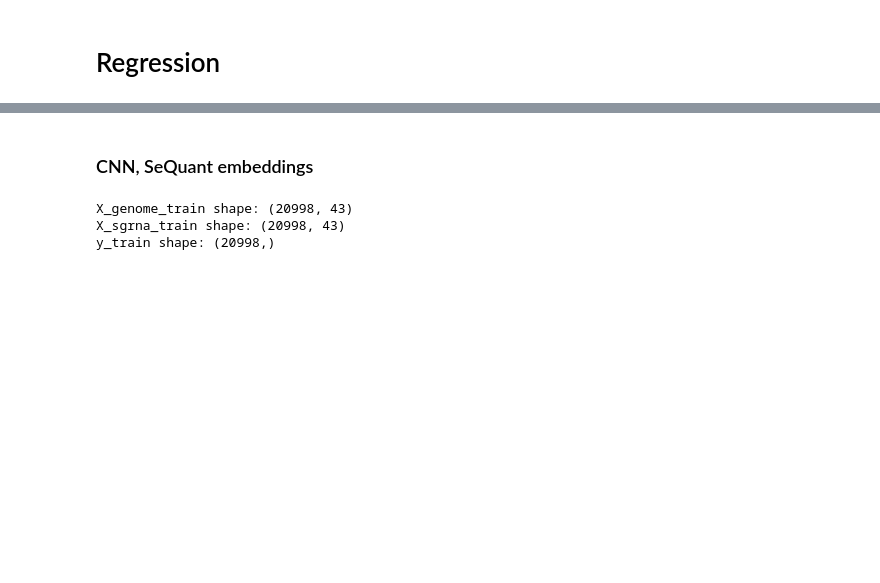
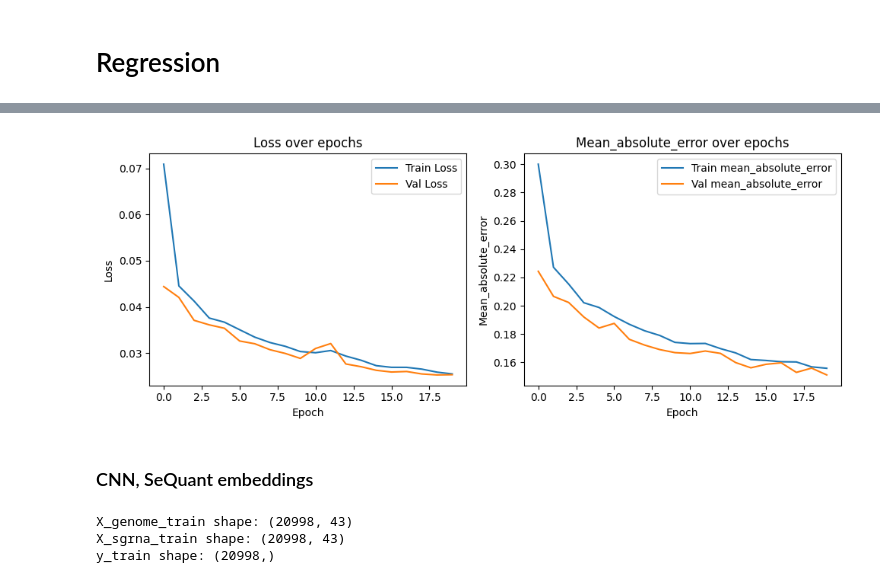
Before and after one commit to oreshnya/crispr, a Jupyter notebook: process.ipynb, the cells around one changed output, grey strips where cells are left out. Drawn from its saved outputs; the diff is of its cells as text; code cells hidden in the pictures; blank space fills up the shorter version.

```diff
--- a/process.ipynb
+++ b/process.ipynb
@@ -124 +127,11 @@ df
+# %%
+df.rename(columns={
+    "perfect match sgRNA": "perfect_match_sgRNA",
+    "sgRNA sequence": "sgRNA_sequence",
+    "mismatch position": "mismatch_position",
+    "new pairing": "new_pairing",
+    "mean relative gamma": "mean_relative_gamma",
+    "genome input": "genome_input",
+    "sgRNA input": "sgRNA_input"
+}, inplace=True)
 # %%
@@ -165,3 +356,7 @@ df = df.join(sgRNA_embeddings.add_prefix('sgrna_'), how='left')
+# %%
+plot_learning_curves(history, metric='mean_absolute_error')
+# %% [output]
+[figure, added]
 # %% [markdown]
 ### CNN, SeQuant embeddings
 # %%
```
Also changed, not shown: parts of 20 cells of this notebook, 16 other files.
